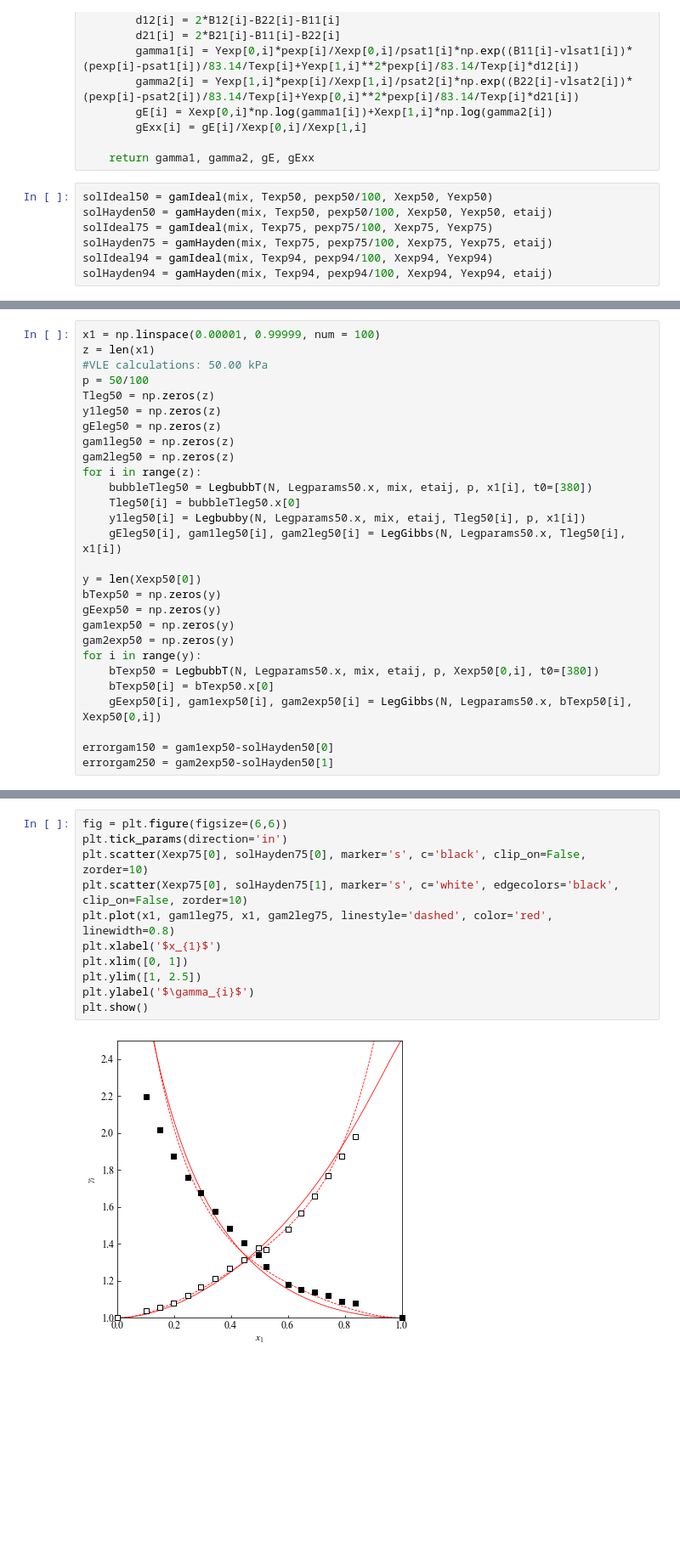
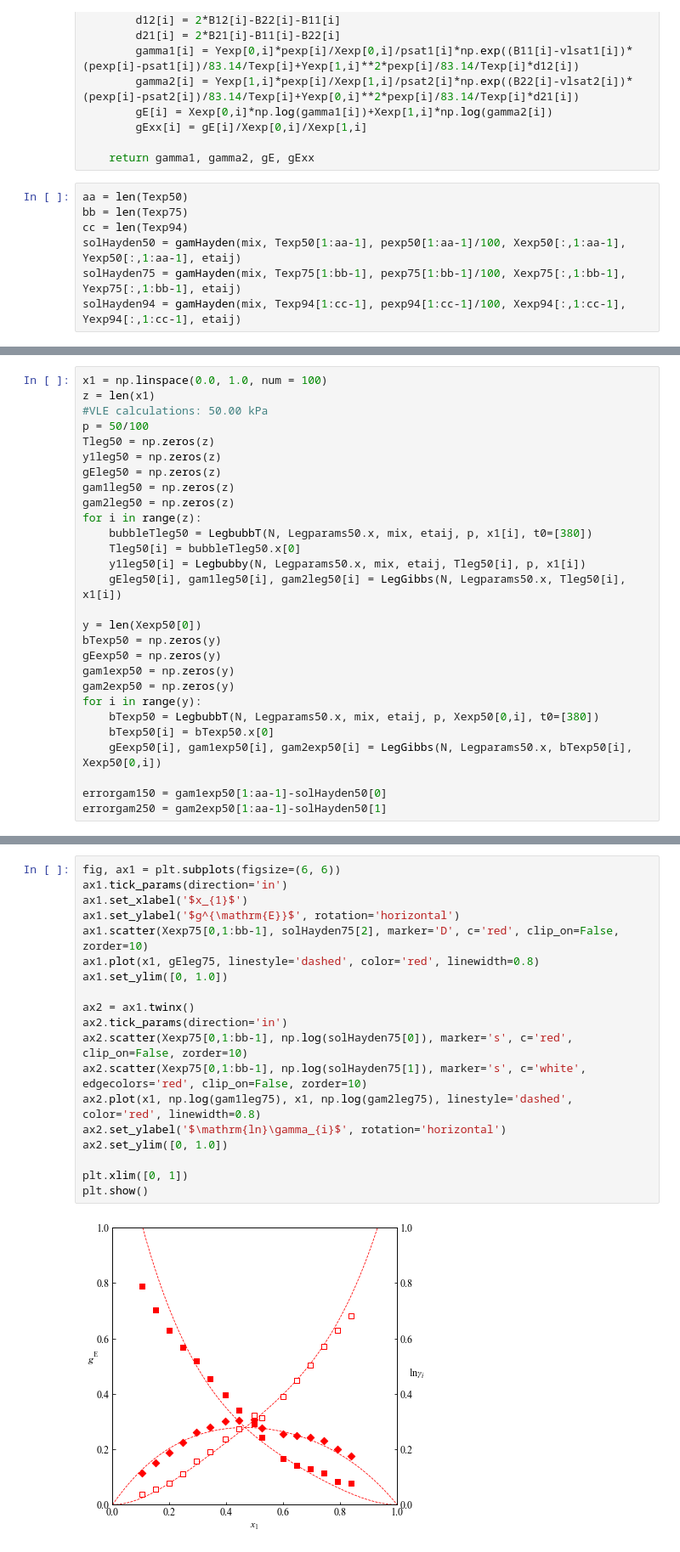
Before and after one commit to AMThermo/Biphasic_Equilibria, a Jupyter notebook: DBE+Butan-1-ol/VLE-consistency-test.ipynb, the cells around one changed output, grey strips where cells are left out. Shown at 85% size. Drawn from its saved outputs; the diff is of its cells as text; blank space fills up the shorter version.

```diff
--- a/DBE+Butan-1-ol/VLE-consistency-test.ipynb
+++ b/DBE+Butan-1-ol/VLE-consistency-test.ipynb
@@ -863,12 +863,12 @@ def gamHayden(mix, Texp, pexp, Xexp, Yexp, etaij):
 
     return gamma1, gamma2, gE, gExx
 # %%
-solIdeal50 = gamIdeal(mix, Texp50, pexp50/100, Xexp50, Yexp50)
-solHayden50 = gamHayden(mix, Texp50, pexp50/100, Xexp50, Yexp50, etaij)
-solIdeal75 = gamIdeal(mix, Texp75, pexp75/100, Xexp75, Yexp75)
-solHayden75 = gamHayden(mix, Texp75, pexp75/100, Xexp75, Yexp75, etaij)
-solIdeal94 = gamIdeal(mix, Texp94, pexp94/100, Xexp94, Yexp94)
-solHayden94 = gamHayden(mix, Texp94, pexp94/100, Xexp94, Yexp94, etaij)
+aa = len(Texp50)
+bb = len(Texp75)
+cc = len(Texp94)
+solHayden50 = gamHayden(mix, Texp50[1:aa-1], pexp50[1:aa-1]/100, Xexp50[:,1:aa-1], Yexp50[:,1:aa-1], etaij)
+solHayden75 = gamHayden(mix, Texp75[1:bb-1], pexp75[1:bb-1]/100, Xexp75[:,1:bb-1], Yexp75[:,1:bb-1], etaij)
+solHayden94 = gamHayden(mix, Texp94[1:cc-1], pexp94[1:cc-1]/100, Xexp94[:,1:cc-1], Yexp94[:,1:cc-1], etaij)
 # %%
 from sympy import symbols
 import sympy as sp
@@ -1178,5 +1200,5 @@ NameError: name 'bLeg_stats' is not defined
 # %%
-x1 = np.linspace(0.00001, 0.99999, num = 100)
+x1 = np.linspace(0.0, 1.0, num = 100)
 z = len(x1)
 #VLE calculations: 50.00 kPa
 p = 50/100
@@ -1201,5 +1223,5 @@ for i in range(y):
     bTexp50[i] = bTexp50.x[0]
     gEexp50[i], gam1exp50[i], gam2exp50[i] = LegGibbs(N, Legparams50.x, bTexp50[i], Xexp50[0,i])
 
-errorgam150 = gam1exp50-solHayden50[0]
-errorgam250 = gam2exp50-solHayden50[1]
+errorgam150 = gam1exp50[1:aa-1]-solHayden50[0]
+errorgam250 = gam2exp50[1:aa-1]-solHayden50[1]
@@ -1496,14 +1478,22 @@ fig.savefig("dbe-nbOH_gam50orig.pdf", bbox_inches='tight')
 # %%
-fig = plt.figure(figsize=(6,6))
-plt.tick_params(direction='in')
-plt.scatter(Xexp75[0], solHayden75[0], marker='s', c='black', clip_on=False, zorder=10)
-plt.scatter(Xexp75[0], solHayden75[1], marker='s', c='white', edgecolors='black', clip_on=False, zorder=10)
-plt.plot(x1, gam1leg75, x1, gam2leg75, linestyle='dashed', color='red', linewidth=0.8)
-plt.xlabel('$x_{1}$')
+fig, ax1 = plt.subplots(figsize=(6, 6))
+ax1.tick_params(direction='in')
+ax1.set_xlabel('$x_{1}$')
+ax1.set_ylabel('$g^{\mathrm{E}}$', rotation='horizontal')
+ax1.scatter(Xexp75[0,1:bb-1], solHayden75[2], marker='D', c='red', clip_on=False, zorder=10)
+ax1.plot(x1, gEleg75, linestyle='dashed', color='red', linewidth=0.8)
+ax1.set_ylim([0, 1.0])
+
+ax2 = ax1.twinx()
+ax2.tick_params(direction='in')
+ax2.scatter(Xexp75[0,1:bb-1], np.log(solHayden75[0]), marker='s', c='red', clip_on=False, zorder=10)
+ax2.scatter(Xexp75[0,1:bb-1], np.log(solHayden75[1]), marker='s', c='white', edgecolors='red', clip_on=False, zorder=10)
+ax2.plot(x1, np.log(gam1leg75), x1, np.log(gam2leg75), linestyle='dashed', color='red', linewidth=0.8)
+ax2.set_ylabel('$\mathrm{ln}\gamma_{i}$', rotation='horizontal')
+ax2.set_ylim([0, 1.0])
+
 plt.xlim([0, 1])
-plt.ylim([1, 2.5])
-plt.ylabel('$\gamma_{i}$')
 plt.show()
 # %% [output]
-[figure, old version]
+[figure, new version]
 # %%
```
Also changed, not shown: parts of 37 cells of this notebook, 1 other file.
